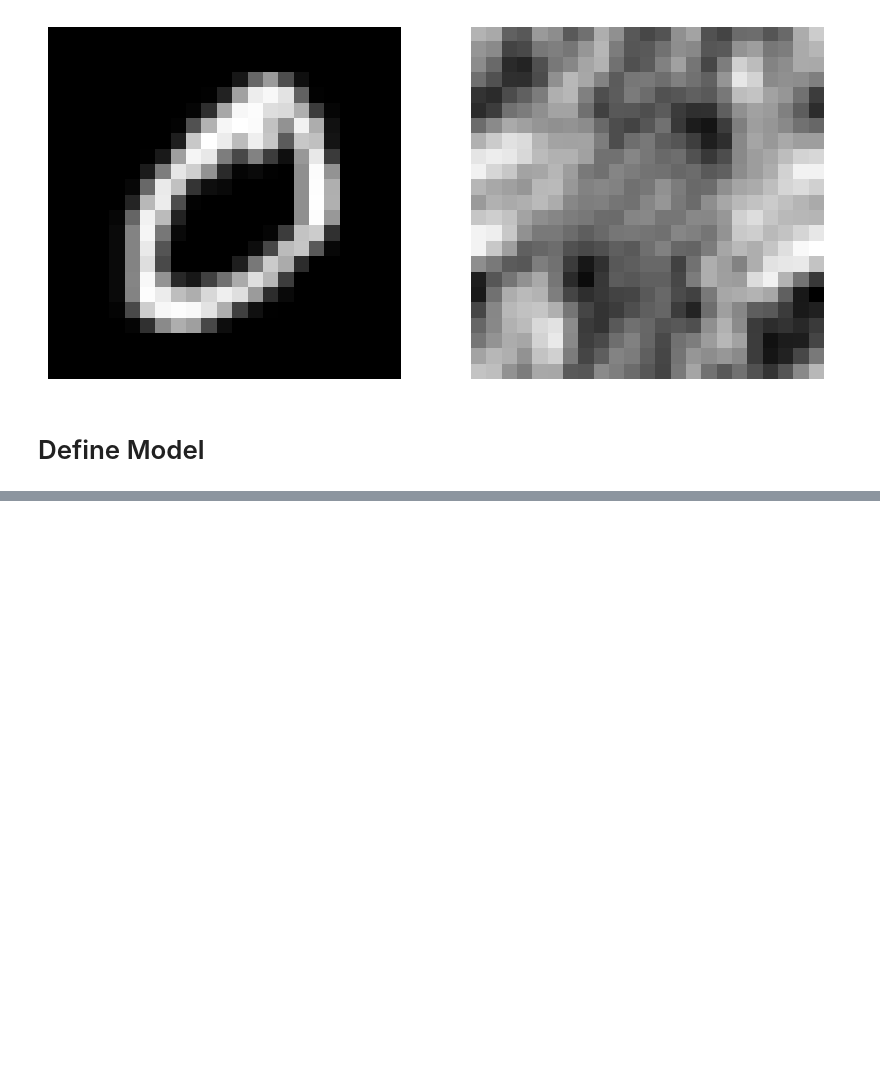
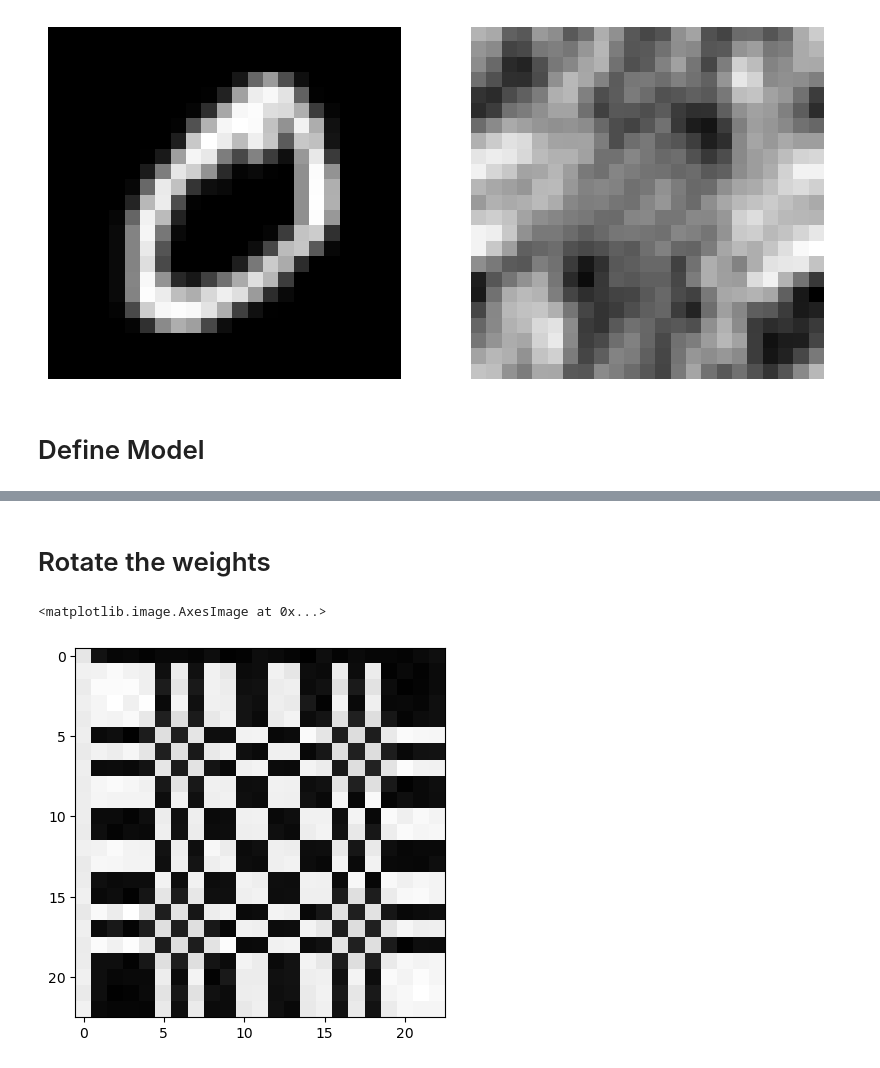
Before and after one commit to jornelasmunoz/UCM_Undergraduate_Research, a Jupyter notebook: jornelasmunoz/notebooks/learn_decoder.ipynb, the cells around one changed output, grey strips where cells are left out. Cells and saved outputs as stored; diff of their text form; code cells hidden in the pictures; blank space fills up the shorter version.

```diff
--- a/jornelasmunoz/notebooks/learn_decoder.ipynb
+++ b/jornelasmunoz/notebooks/learn_decoder.ipynb
@@ -446,0 +554,10 @@ KeyboardInterrupt:
+# %% [markdown]
+# Rotate the weights
+# %%
+# Rotate the weights 180 degrees
+w_rot90 = torch.rot90(torch.Tensor(weight_map), 1, [0, 1])
+w_rot180 = torch.rot90(w_rot90, 1, [0, 1])
+plt.imshow(w_rot180, cmap='gray')
+# %% [output]
+<matplotlib.image.AxesImage at 0x...>
+[figure, added]
```
Also changed, not shown: parts of 20 cells of this notebook.
